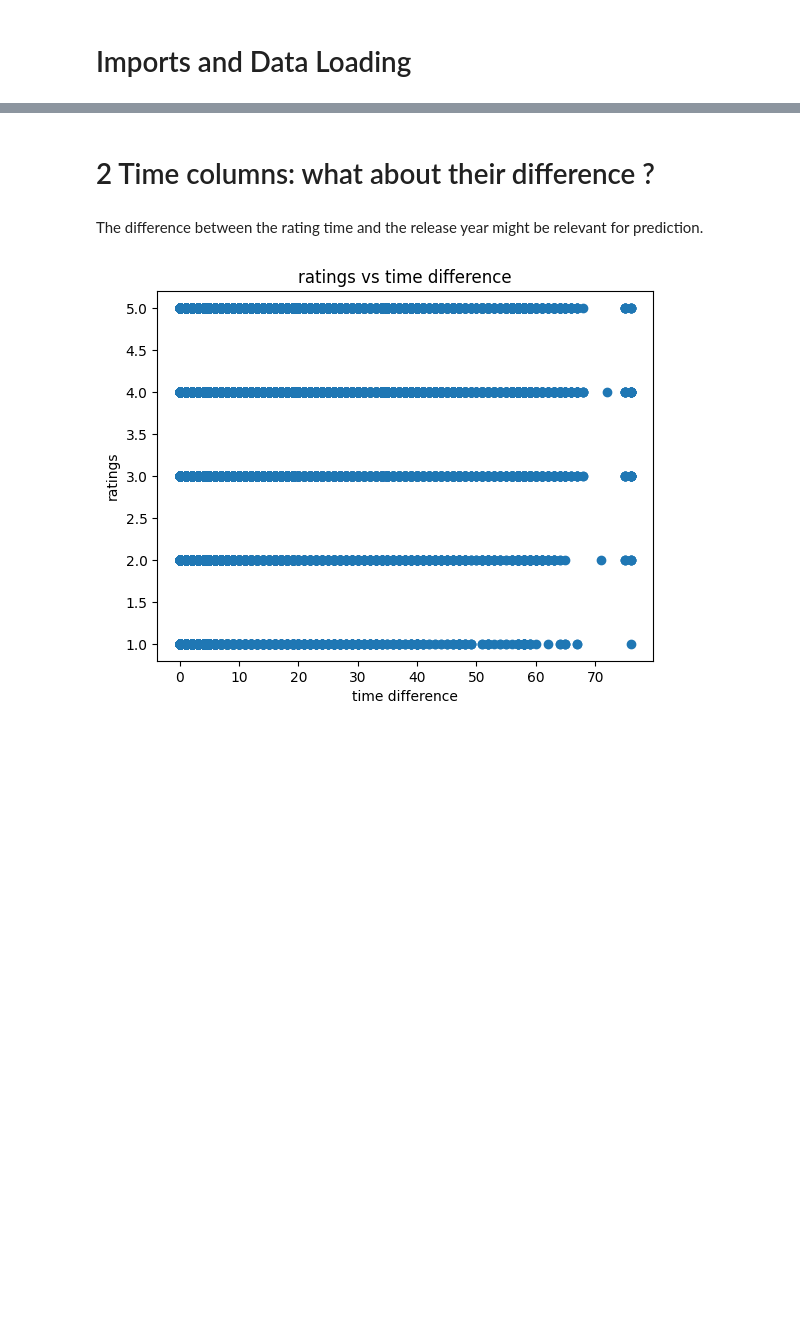
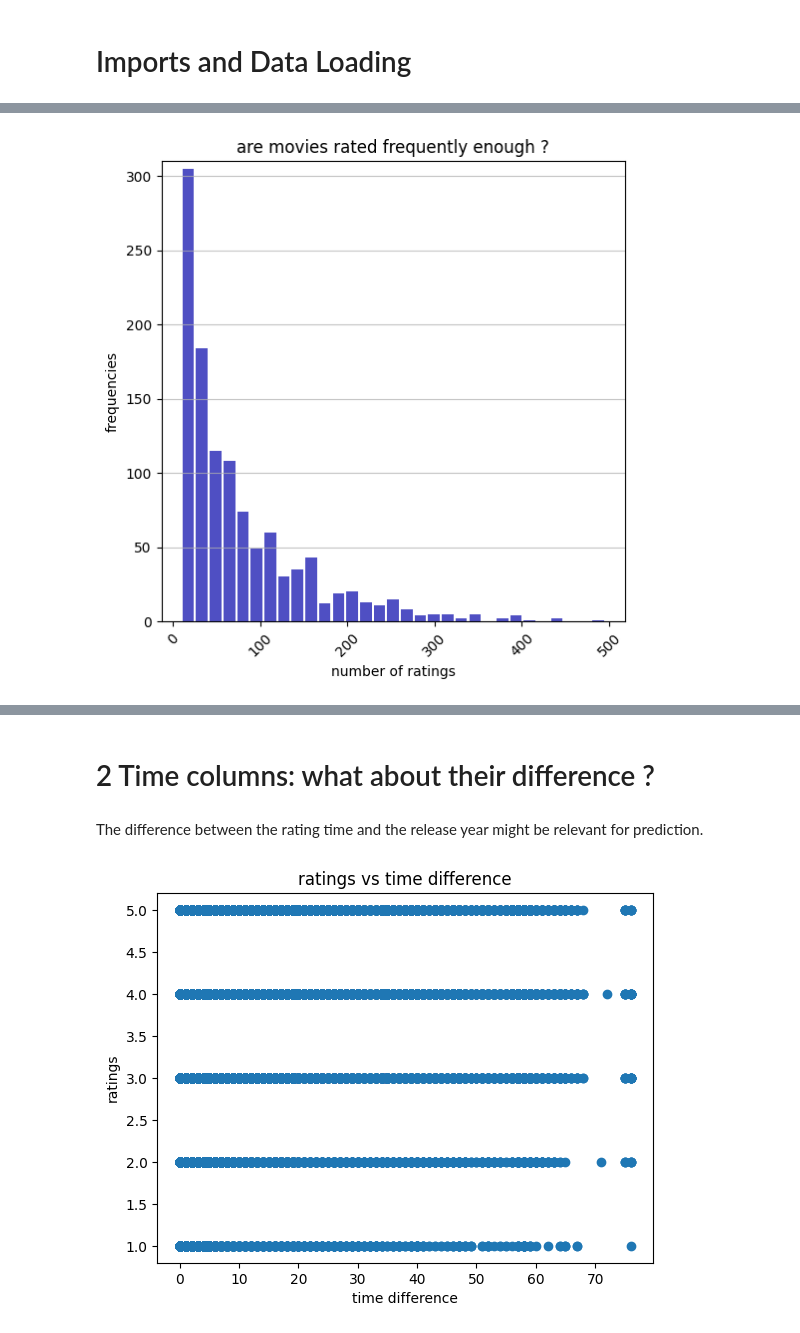
Before and after one commit to ayhem18/MovieLens_RecSys, a Jupyter notebook: notebooks/put_all_data_together.ipynb, the cells around one changed output, grey strips where cells are left out. Cells and saved outputs as stored; diff of their text form; code cells hidden in the pictures; blank space fills up the shorter version.

```diff
--- a/notebooks/put_all_data_together.ipynb
+++ b/notebooks/put_all_data_together.ipynb
@@ -41,0 +59,13 @@ all_data.head()
+# %%
+from scipy.stats import iqr
+
+num_df = all_data.select_dtypes(include='number')
+# let's calculate the variance, count and mean of ratings per movie
+stats_per_movie = pd.pivot_table(data=num_df, index='item_id', values='rating', aggfunc=['mean', 'std', 'count', 'median', iqr])
+stats_per_movie.columns = ['mean', 'std', 'count', 'median', 'iqr']
+# sort them by the number of ratings
+stats_per_movie = stats_per_movie.fillna(value=0).sort_values(by='count', ascending=False)
+
+# let's consider only movies with at least 10 ratings
+stats_per_movie = stats_per_movie[stats_per_movie['count'] >= 10]
+stats_per_movie.head()
@@ -41,0 +80,8 @@ all_data.head()
+# %%
+vis.plot_histogram(x=stats_per_movie['count'],
+                   x_label='number of ratings',
+                   y_label='frequencies',
+                   title='are movies rated frequently enough ?',
+                   fig_size=(6, 6))
+# %% [output]
+[figure, added]
```
Also changed, not shown: parts of 20 cells of this notebook, 9 other files.
